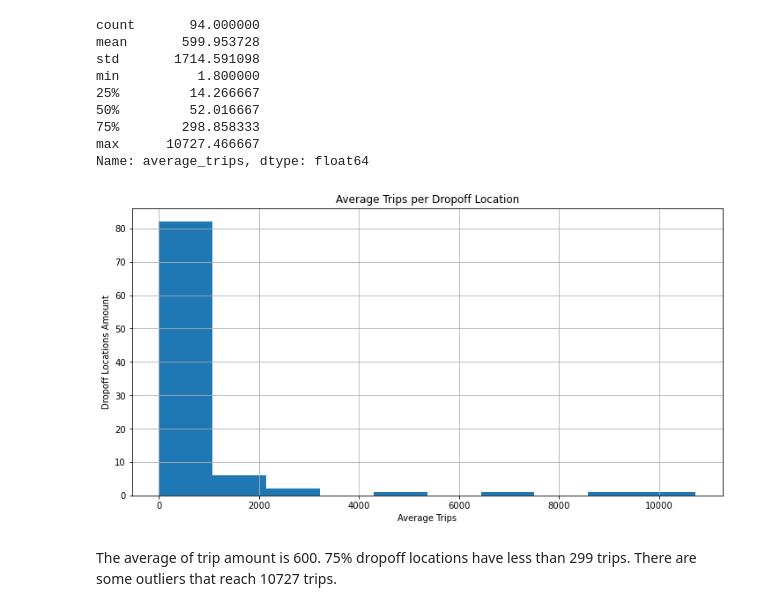
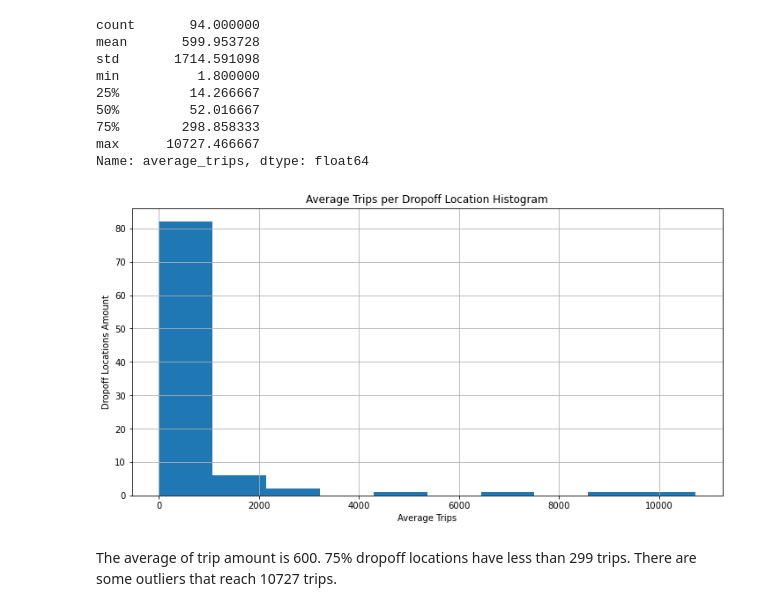
Before and after one commit to rainbowmoonlight/Yandex_Practicum_Projects, a Jupyter notebook: 05 Ride-Sharing Zuber Analysis/Ride-Sharing Zuber Analysis.ipynb, the cells around one changed output. Cells and saved outputs as stored; diff of their text form; code cells hidden in the pictures.

```diff
--- a/05 Ride-Sharing Zuber Analysis - In Progress/Ride-Sharing Zuber Analysis.ipynb
+++ b/05 Ride-Sharing Zuber Analysis/Ride-Sharing Zuber Analysis.ipynb
@@ -550,12 +551,12 @@ Name: average_trips, dtype: float64
 # %%
 plt.figure(figsize=(12,6))
 dropoffs['average_trips'].hist()
-plt.title('Average Trips per Dropoff Location')
+plt.title('Average Trips per Dropoff Location Histogram')
 plt.xlabel("Average Trips")
 plt.ylabel("Dropoff Locations Amount")
 plt.show()
 # %% [output]
-[figure, old version]
+[figure, new version]
 # %% [markdown]
 The average of trip amount is 600. 75% dropoff locations have less than 299 trips. There are some outliers that reach 10727 trips.
 # %% [markdown]
```
Also changed, not shown: parts of 30 cells of this notebook, 3 other files.
